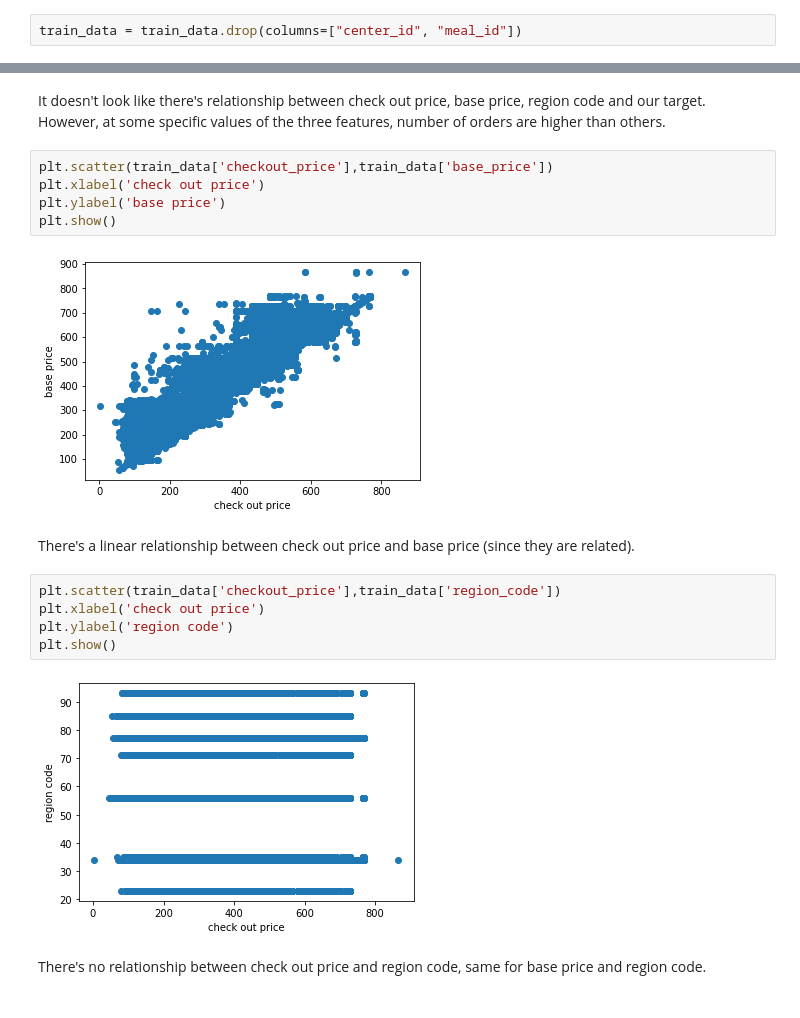
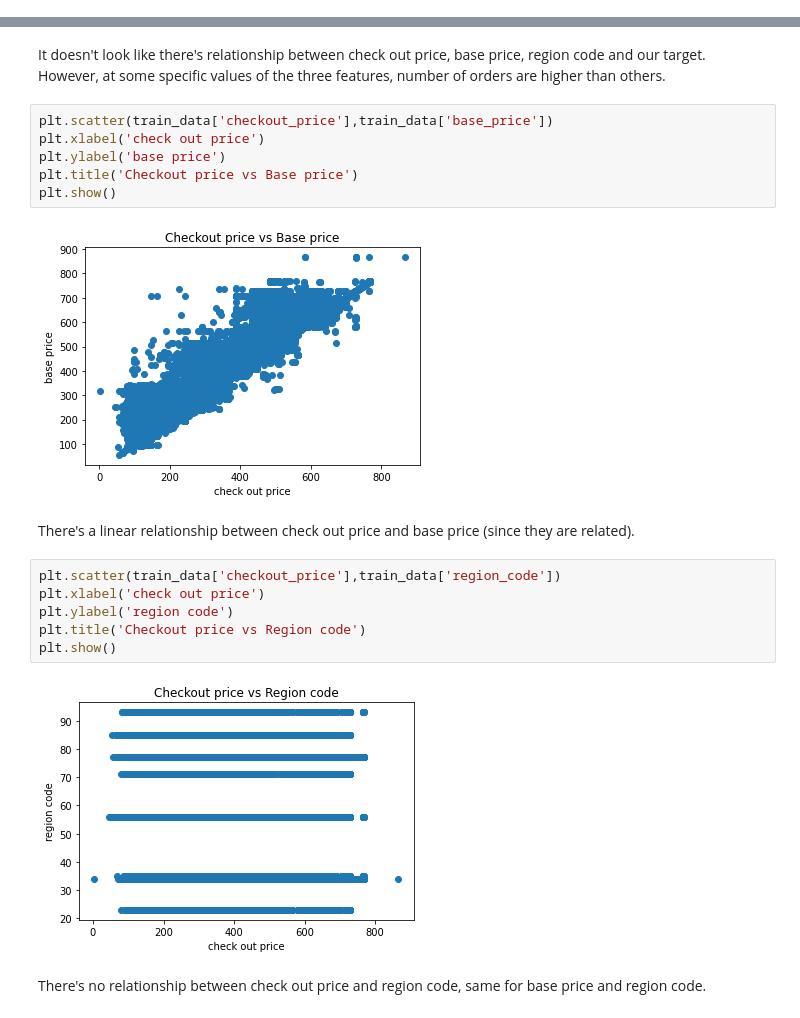
Before and after one commit to jihuali/aml-project, a Jupyter notebook: index.ipynb, the cells around one changed output, grey strips where cells are left out. Drawn from its saved outputs; the diff is of its cells as text.

```diff
--- a/index.ipynb
+++ b/index.ipynb
@@ -100,8 +98,6 @@ memory usage: 3.1+ KB
 # %%
 train_data = pd.merge(train_data,meal_info,on='meal_id',how='left')
 train_data = pd.merge(train_data,center_info, on='center_id', how='left')
-# %%
-train_data = train_data.drop(columns=["center_id", "meal_id"])
 # %%
 train_data.head()
 # %% [output]
@@ -199,18 +216,20 @@ It doesn't look like there's relationship between check out price, base price, r
 # %%
 plt.scatter(train_data['checkout_price'],train_data['base_price'])
 plt.xlabel('check out price')
 plt.ylabel('base price')
+plt.title('Checkout price vs Base price')
 plt.show()
 # %% [output]
-[figure, old version]
+[figure, new version]
 # %% [markdown]
 There's a linear relationship between check out price and base price (since they are related).
 # %%
 plt.scatter(train_data['checkout_price'],train_data['region_code'])
 plt.xlabel('check out price')
 plt.ylabel('region code')
+plt.title('Checkout price vs Region code')
 plt.show()
 # %% [output]
-[figure, old version]
+[figure, new version]
 # %% [markdown]
 There's no relationship between check out price and region code, same for base price and region code.
```
Also changed, not shown: parts of 27 cells of this notebook, 1 other file.
